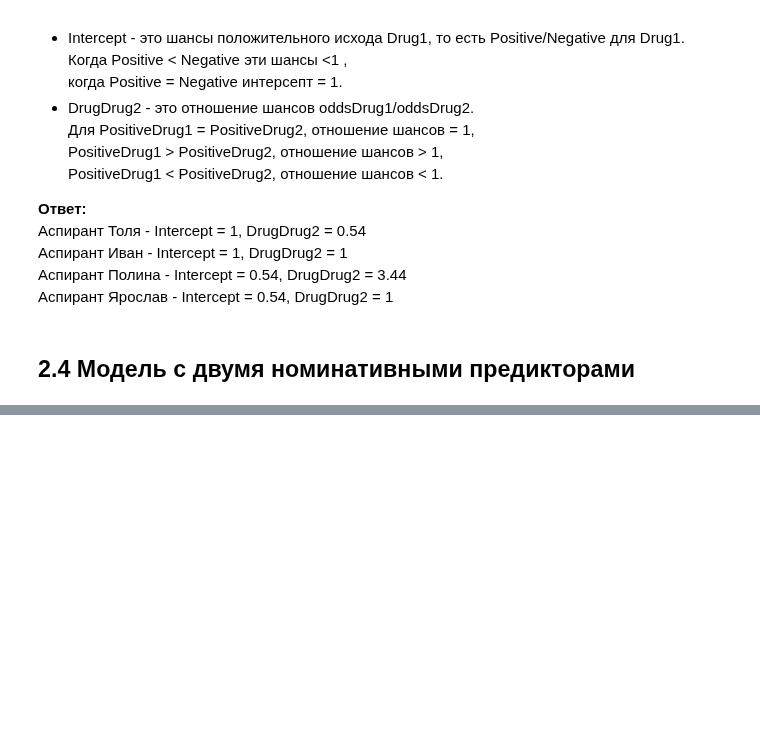
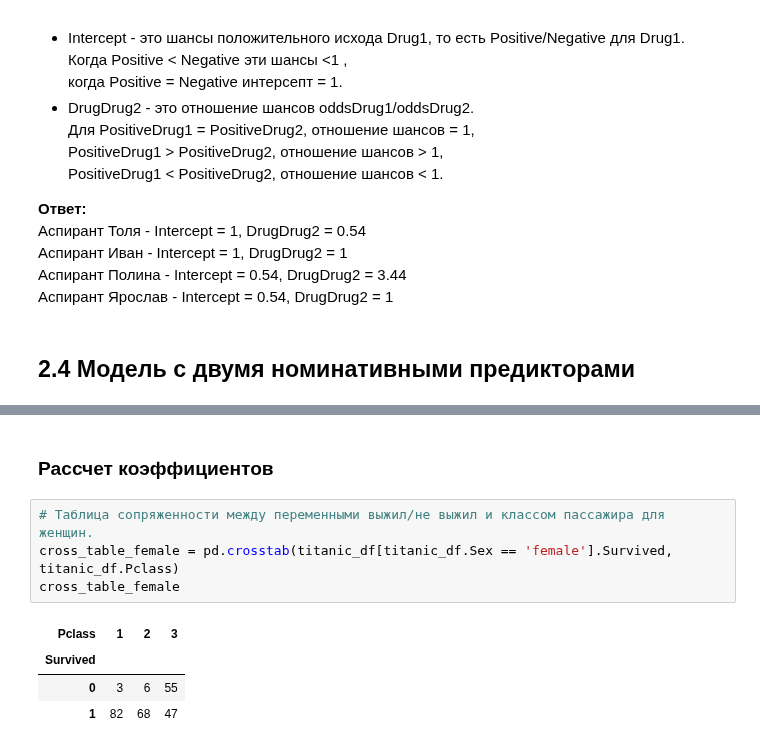
Before and after one commit to LiquidVac/My_study, a Jupyter notebook: STEPIK. Основы статистики ч.2/Лекция 2. Основы Cтатистики ч.2.ipynb, the cells around one changed output, grey strips where cells are left out. Saved outputs shown, nothing was run; the diff lists cells and outputs as text; blank space fills up the shorter version.

```diff
--- a/STEPIK. Основы статистики ч.2/Лекция 2. Основы Cтатистики ч.2.ipynb
+++ b/STEPIK. Основы статистики ч.2/Лекция 2. Основы Cтатистики ч.2.ipynb
@@ -520,0 +595,11 @@ PositiveDrug1 < PositiveDrug2, отношение шансов < 1.
+# %% [markdown]
+### Рассчет коэффициентов
+# %%
+# Таблица сопряженности между переменными выжил/не выжил и классом пассажира для женщин.
+cross_table_female = pd.crosstab(titanic_df[titanic_df.Sex == 'female'].Survived, titanic_df.Pclass)
+cross_table_female
+# %% [output]
+| Pclass | 1 | 2 | 3 |
+| Survived |  |  |  |
+| 0 | 3 | 6 | 55 |
+| 1 | 82 | 68 | 47 |
```
Also changed, not shown: parts of 22 cells of this notebook.
